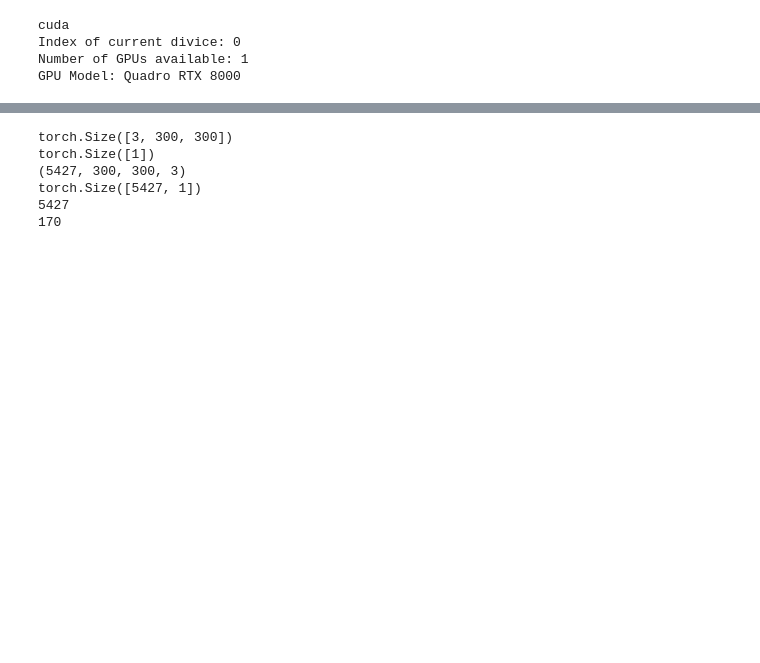
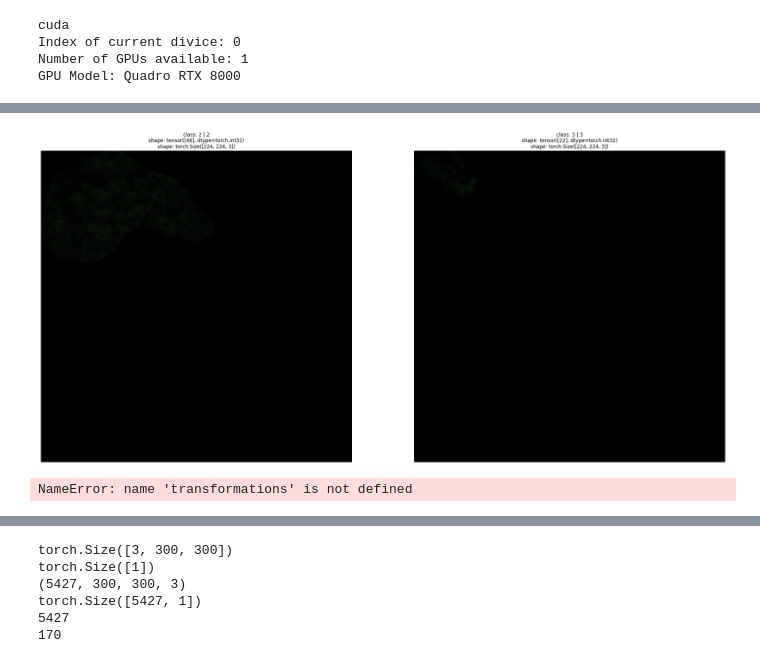
Before and after one commit to simon-ecke/wze-uav_dl, a Jupyter notebook: wze-uav_cnn_developer.ipynb, the cells around one changed output, grey strips where cells are left out. Drawn from its saved outputs; the diff is of its cells as text; code cells hidden in the pictures; blank space fills up the shorter version.

```diff
--- a/wze-uav_cnn_developer.ipynb
+++ b/wze-uav_cnn_developer.ipynb
@@ -89,6 +102,13 @@ test_data_path = r"D:\Drohnendaten\10_WZE-UAV\Auswertung_findatree\2020\ROI\rgb\
 # %%
 # load all image and feature arrays from hdf5
+# loops through all hdf5 files!
 
-train_image_set, train_label_set, train_species_set = data_loader.hdf5_to_img_label(train_data_path, load_sets = ["images_masked"])
-val_image_set, val_label_set, val_species_set = data_loader.hdf5_to_img_label(val_data_path, load_sets = ["images_masked"])
-test_image_set, test_label_set, test_species_set = data_loader.hdf5_to_img_label(test_data_path, load_sets = ["images_masked"])
+# Data 2020
+train_image_set_2020, train_label_set_2020, train_species_set_2020 = data_loader.hdf5_to_img_label(train_data_path, load_sets = ["images_masked"])
+val_image_set_2020, val_label_set_2020, val_species_set_2020 = data_loader.hdf5_to_img_label(val_data_path, load_sets = ["images_masked"])
+test_image_set_2020, test_label_set_2020, test_species_set_2020 = data_loader.hdf5_to_img_label(test_data_path, load_sets = ["images_masked"])
+
+# Data 2021
+train_image_set_2021, train_label_set_2021, train_species_set_2021 = data_loader.hdf5_to_img_label(train_data_path_2021, load_sets = ["images_masked"])
+val_image_set_2021, val_label_set_2021, val_species_set_2021 = data_loader.hdf5_to_img_label(val_data_path_2021, load_sets = ["images_masked"])
+test_image_set_2021, test_label_set_2021, test_species_set_2021 = data_loader.hdf5_to_img_label(test_data_path_2021, load_sets = ["images_masked"])
@@ -101,20 +192,32 @@ print(test_label_set.shape)
 # %%
-transform = transforms.Compose([transforms.ToTensor(),
-                                #transforms.Resize(64)
+# train transform with augmentation.
+transform_train = transforms.Compose([transforms.ToTensor(),
+                                      #transforms.TrivialAugmentWide(num_magnitude_bins=31),
+                                #transforms.RandomHorizontalFlip(p=0.5),
+                                #transforms.RandomVerticalFlip(p=0.5),
+                                transforms.RandomRotation(degrees=90),
+                                transforms.Resize(224)
                                ])
 
-class_idx = {'healthy':[0, 1],'stressed':[2, 3], 'dead':[4]}
+# test and val dataset transform without augmentation.
+transform = transforms.Compose([transforms.ToTensor(),
+                                transforms.Resize(224)
+                               ])
+
+class_idx = {'healthy':0,'stressed':1, 'dead':2}
+
+# class names need to fit the customDataset class used e.g. 3 classes -> use CustomDataset3Classes
 class_names = ['healthy', 'stressed', 'dead']
 
-train_dataset = data_loader.CustomDataset(
+train_dataset = data_loader.CustomDataset3Classes(
     data = train_image_set,
     labels = train_label_set,
     class_names=class_names,
     class_idx=class_idx,
     species = train_species_set,
-    transform=transform)
+    transform=transform_train)
 
-val_dataset = data_loader.CustomDataset(
+val_dataset = data_loader.CustomDataset3Classes(
     data = val_image_set,
     labels = val_label_set,
     class_names=class_names,
@@ -122,7 +225,7 @@ val_dataset = data_loader.CustomDataset(
     species = val_species_set,
     transform=transform)
 
-test_dataset = data_loader.CustomDataset(
+test_dataset = data_loader.CustomDataset3Classes(
     data = test_image_set,
     labels = test_label_set,
     class_names=class_names,
@@ -251,0 +443,23 @@ params_data
+# %%
+visualization.display_random_images(test_dataset,
+                      n=2,
+                      classes=[0, 1, 2, 3, 4],
+                      seed=None)
+# %% [output]
+[figure, added]
+# %%
+rois, params_rois = exporter.export_rois(
+    channels=channels,
+    params_channels=params_channels,
+    crowns=crowns_human,
+    params_crowns=params_crowns_human,
+    params_export=params_export,
+    )
+
+
+#exporter.rois_to_hdf5_v2(rois, params_rois, crowns, params_crowns, dir_name=r"")
+
+#data_list = os.listdir(test_labels_path)
+#data, params_data = io.load_hdf5(test_labels_path + "\\" + data_list[0])
+# %% [output]
+NameError: name 'transformations' is not defined
```
Also changed, not shown: parts of 30 cells of this notebook, 8 other files.
